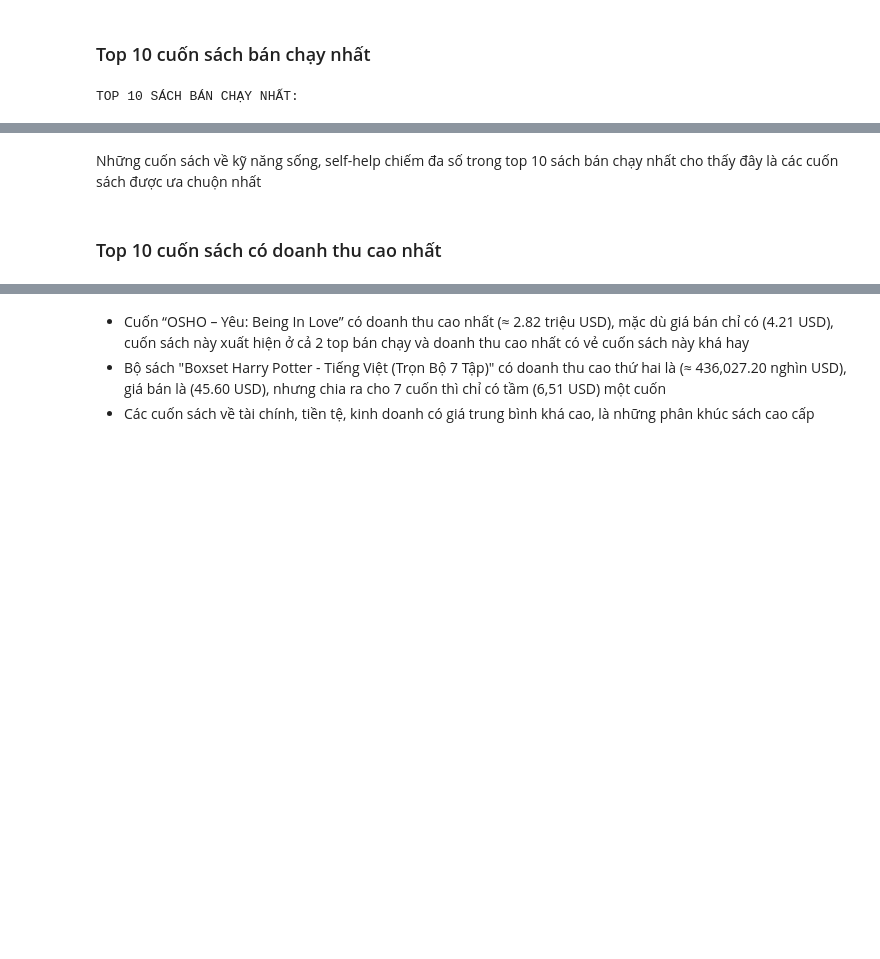
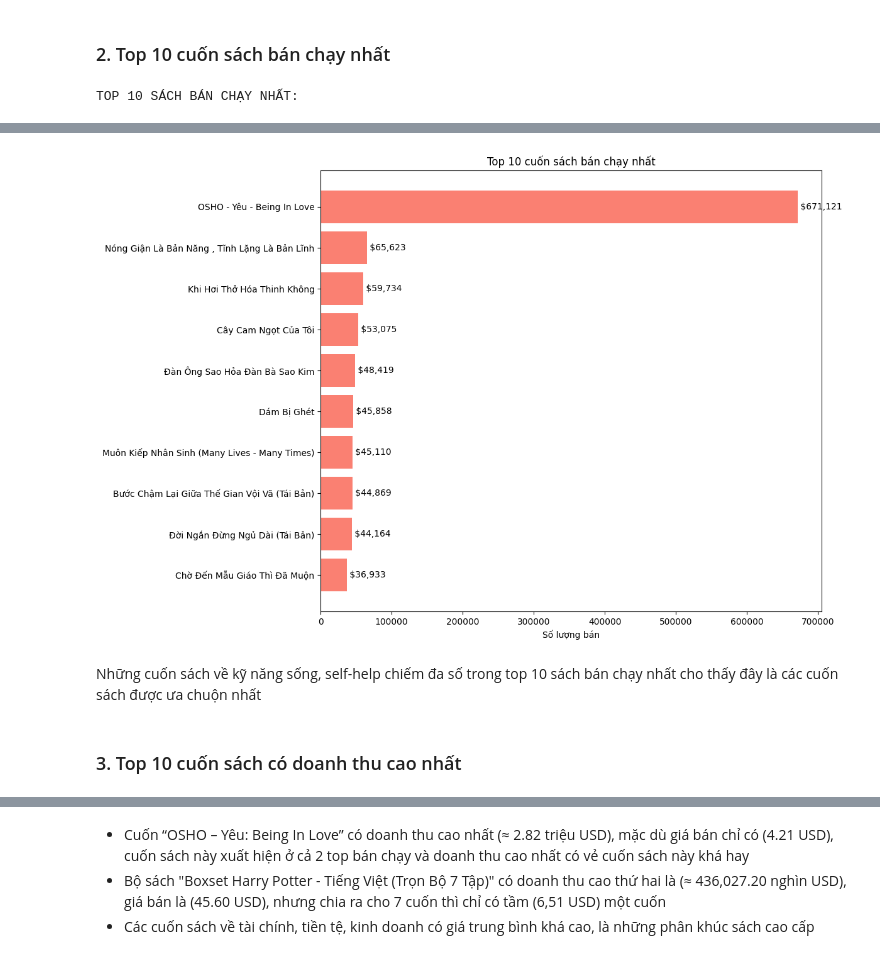
Before and after one commit to chgiabao04/cn-da22tta-chaugiabao-bookdata-machinelearning, a Jupyter notebook: src/eda.ipynb, the cells around one changed output, grey strips where cells are left out. Cells and saved outputs as stored; diff of their text form; code cells hidden in the pictures; blank space fills up the shorter version.

```diff
--- a/src/eda.ipynb
+++ b/src/eda.ipynb
@@ -36,27 +37,43 @@ Doanh thu trung bình trên mỗi đầu sách: $11,211.83 (USD)
 # %% [markdown]
-### Top 10 cuốn sách bán chạy nhất
+### 2. Top 10 cuốn sách bán chạy nhất
 # %%
 top_10_books_sales_well = book.nlargest(10, 'quantity')[['title','quantity', 'authors', 'current_price', 'category']].reset_index(drop=True)
 top_10_books_sales_well['quantity'] = top_10_books_sales_well['quantity'].map('{:,.0f}'.format)
 print("TOP 10 SÁCH BÁN CHẠY NHẤT:")
 display(top_10_books_sales_well)
+
+# Biểu đồ
+chart_data = book.nlargest(10, 'quantity')[['title', 'quantity']].reset_index(drop=True)
+
+plt.figure(figsize=(12, 8))
+plt.barh(chart_data['title'], chart_data['quantity'], color='salmon')
+
+for i, v in enumerate(chart_data['quantity']):
+    plt.text(v, i, f' ${v:,.0f}', va='center')
+
+plt.xlabel('Số lượng bán')
+plt.title('Top 10 cuốn sách bán chạy nhất')
+plt.gca().invert_yaxis()
+plt.tight_layout()
+plt.show()
 # %% [output]
 TOP 10 SÁCH BÁN CHẠY NHẤT:
 |  | title | quantity | authors | current_price | category |
 | 0 | OSHO - Yêu - Being In Love | 671,121 | Osho | 4.21 | Sách nghệ thuật sống đẹp |
 | 1 | Nóng Giận Là Bản Năng , Tĩnh Lặng... | 65,623 | Tống Mặc | 2.17 | Sách tư duy - Kỹ năng sống |
 | 2 | Khi Hơi Thở Hóa Thinh Không | 59,734 | Paul Kalanithi | 2.61 | Tiểu sử - Hồi ký |
 | 3 | Cây Cam Ngọt Của Tôi | 53,075 | José Mauro de Vasconcelos | 2.46 | Tiểu Thuyết |
 | 4 | Đàn Ông Sao Hỏa Đàn Bà Sao Kim | 48,419 | John Gray | 5.14 | Sách tư duy - Kỹ năng sống |
 | 5 | Dám Bị Ghét | 45,858 | Koga Fumitake | 2.19 | Tiểu Thuyết |
 | 6 | Muôn Kiếp Nhân Sinh (Many Lives -... | 45,110 | Nguyên Phong | 4.21 | Muôn Kiếp Nhân Sinh (Many Lives -... |
 | 7 | Bước Chậm Lại Giữa Thế Gian Vội V... | 44,869 | Hae Min | 1.94 | Truyện ngắn - Tản văn - Tạp Văn |
 | 8 | Đời Ngắn Đừng Ngủ Dài (Tái Bản) | 44,164 | Robin Sharma | 2.11 | Sách tư duy - Kỹ năng sống |
 | 9 | Chờ Đến Mẫu Giáo Thì Đã Muộn | 36,933 | Ibuka Masaru | 2.09 | Sách Làm Cha Mẹ |
+[figure, added]
 # %% [markdown]
 Những cuốn sách về kỹ năng sống, self-help chiếm đa số trong top 10 sách bán chạy nhất cho thấy đây là các cuốn sách được ưa chuộn nhất
 # %% [markdown]
-### Top 10 cuốn sách có doanh thu cao nhất
+### 3. Top 10 cuốn sách có doanh thu cao nhất
 # %%
 top_10_book_revenue = book.nlargest(10, 'revenue')[['title','revenue','quantity', 'authors', 'current_price', 'category']].reset_index(drop=True)
 top_10_book_revenue['revenue'] = top_10_book_revenue['revenue'].map('{:,.2f}'.format)
```
Also changed, not shown: parts of 63 cells of this notebook.
